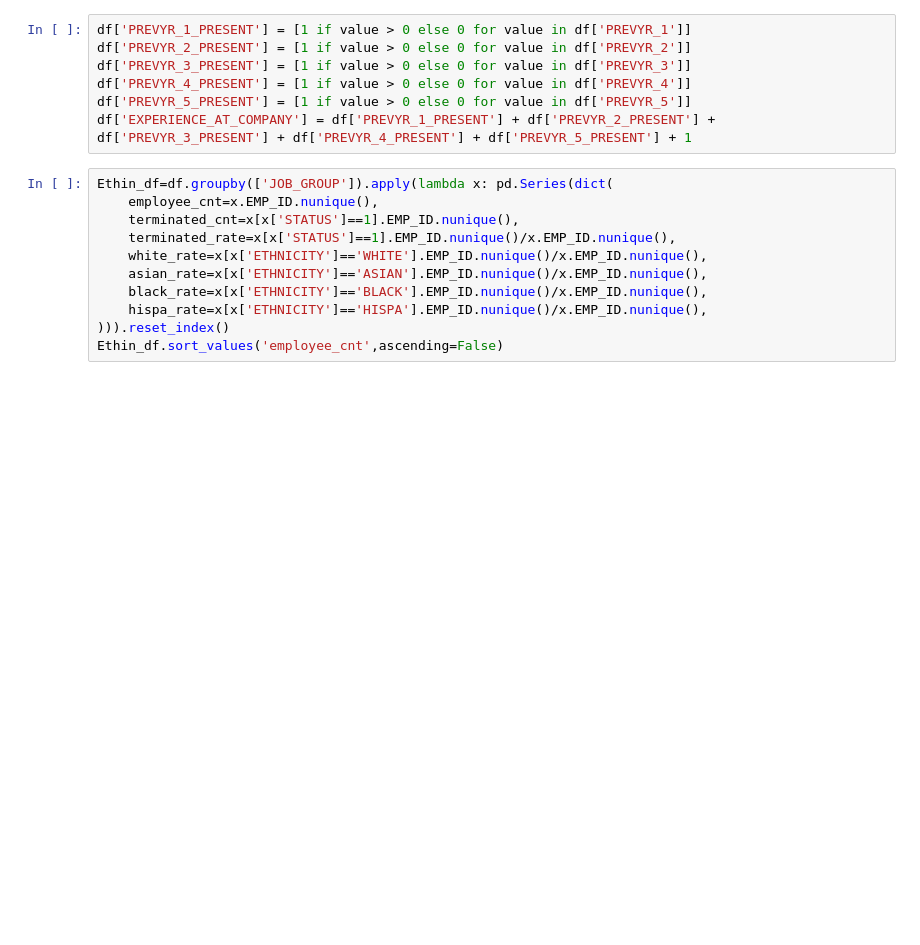
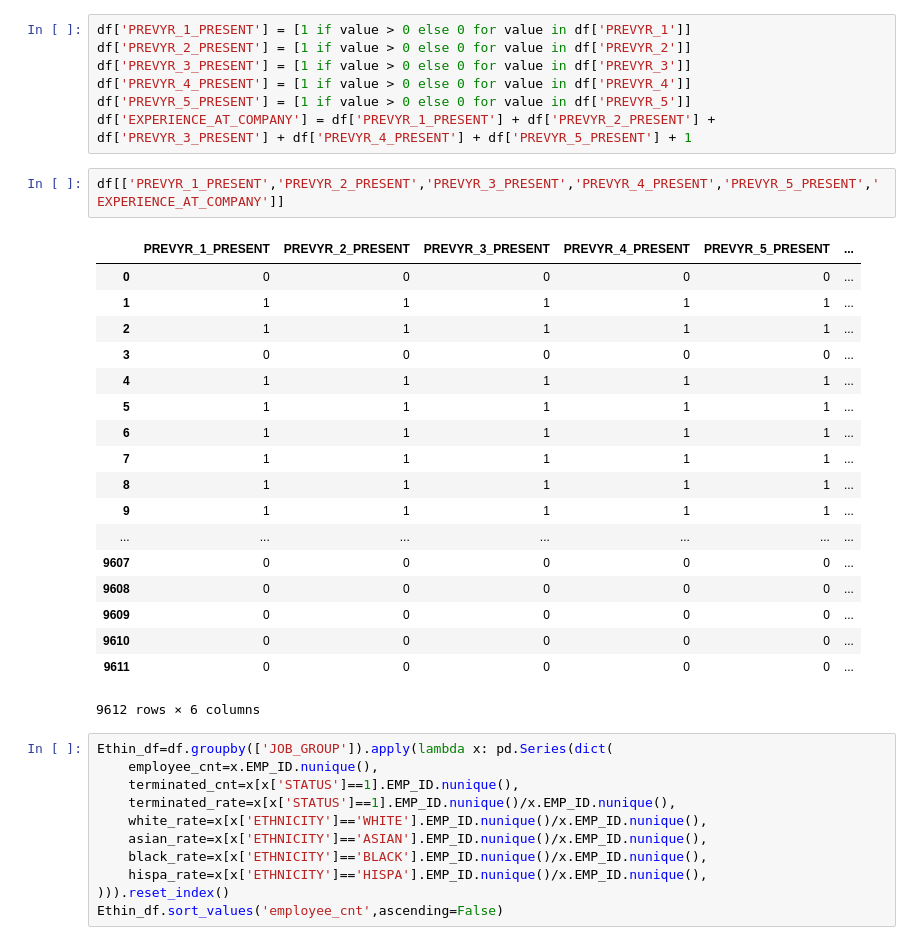
Before and after one commit to vbhuvana7/employee-attrition-prediction, a Jupyter notebook: Python/Creating_calculated_columns.ipynb, the cells around one changed output. Drawn from its saved outputs; the diff is of its cells as text; blank space fills up the shorter version.

```diff
--- a/Python/Creating_calculated_columns.ipynb
+++ b/Python/Creating_calculated_columns.ipynb
@@ -73,6 +127,27 @@ df['PREVYR_3_PRESENT'] = [1 if value > 0 else 0 for value in df['PREVYR_3']]
 df['PREVYR_4_PRESENT'] = [1 if value > 0 else 0 for value in df['PREVYR_4']]
 df['PREVYR_5_PRESENT'] = [1 if value > 0 else 0 for value in df['PREVYR_5']]
 df['EXPERIENCE_AT_COMPANY'] = df['PREVYR_1_PRESENT'] + df['PREVYR_2_PRESENT'] + df['PREVYR_3_PRESENT'] + df['PREVYR_4_PRESENT'] + df['PREVYR_5_PRESENT'] + 1
+# %%
+df[['PREVYR_1_PRESENT','PREVYR_2_PRESENT','PREVYR_3_PRESENT','PREVYR_4_PRESENT','PREVYR_5_PRESENT','EXPERIENCE_AT_COMPANY']]
+# %% [output]
+|  | PREVYR_1_PRESENT | PREVYR_2_PRESENT | PREVYR_3_PRESENT | PREVYR_4_PRESENT | PREVYR_5_PRESENT | ... |
+| 0 | 0 | 0 | 0 | 0 | 0 | ... |
+| 1 | 1 | 1 | 1 | 1 | 1 | ... |
+| 2 | 1 | 1 | 1 | 1 | 1 | ... |
+| 3 | 0 | 0 | 0 | 0 | 0 | ... |
+| 4 | 1 | 1 | 1 | 1 | 1 | ... |
+| 5 | 1 | 1 | 1 | 1 | 1 | ... |
+| 6 | 1 | 1 | 1 | 1 | 1 | ... |
+| 7 | 1 | 1 | 1 | 1 | 1 | ... |
+| 8 | 1 | 1 | 1 | 1 | 1 | ... |
+| 9 | 1 | 1 | 1 | 1 | 1 | ... |
+| ... | ... | ... | ... | ... | ... | ... |
+| 9607 | 0 | 0 | 0 | 0 | 0 | ... |
+| 9608 | 0 | 0 | 0 | 0 | 0 | ... |
+| 9609 | 0 | 0 | 0 | 0 | 0 | ... |
+| 9610 | 0 | 0 | 0 | 0 | 0 | ... |
+| 9611 | 0 | 0 | 0 | 0 | 0 | ... |
+9612 rows × 6 columns
 # %%
 Ethin_df=df.groupby(['JOB_GROUP']).apply(lambda x: pd.Series(dict(
     employee_cnt=x.EMP_ID.nunique(),
```
Also changed, not shown: parts of 5 cells of this notebook, 6 other files.
